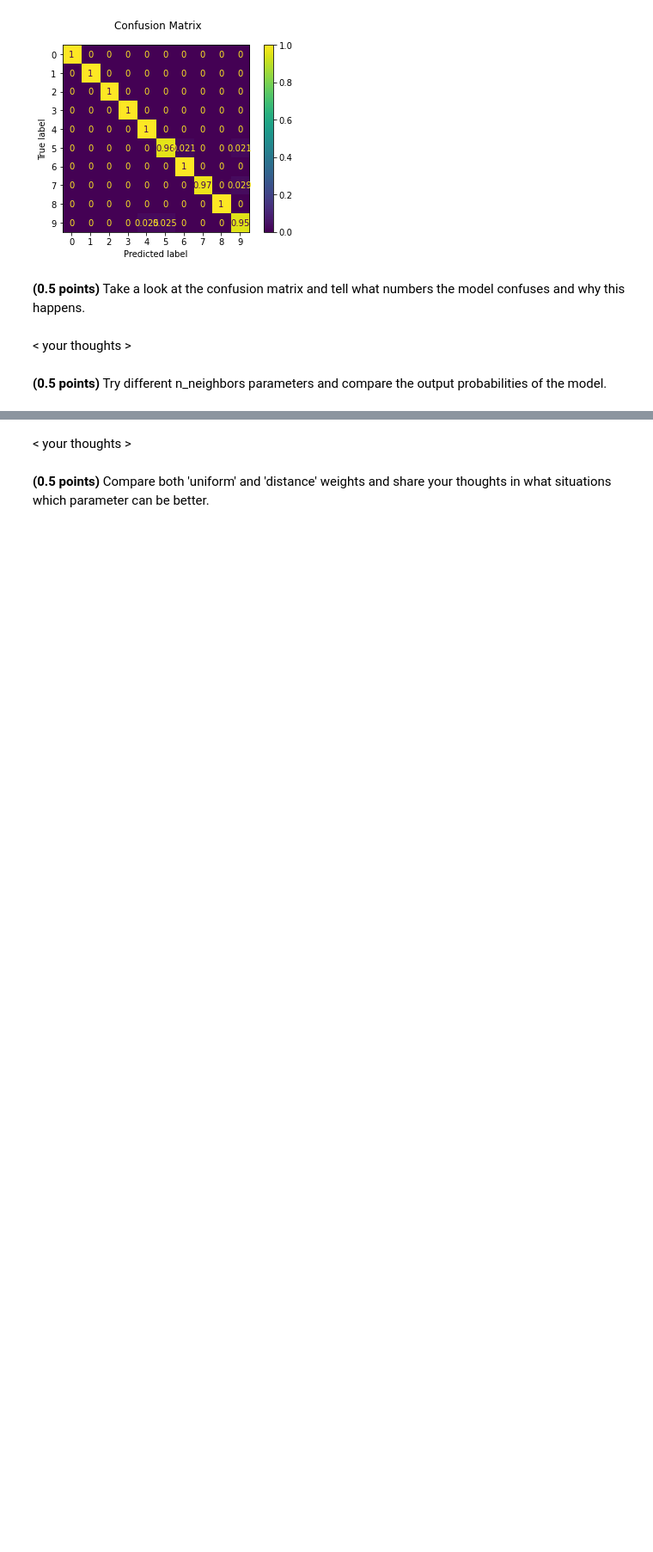
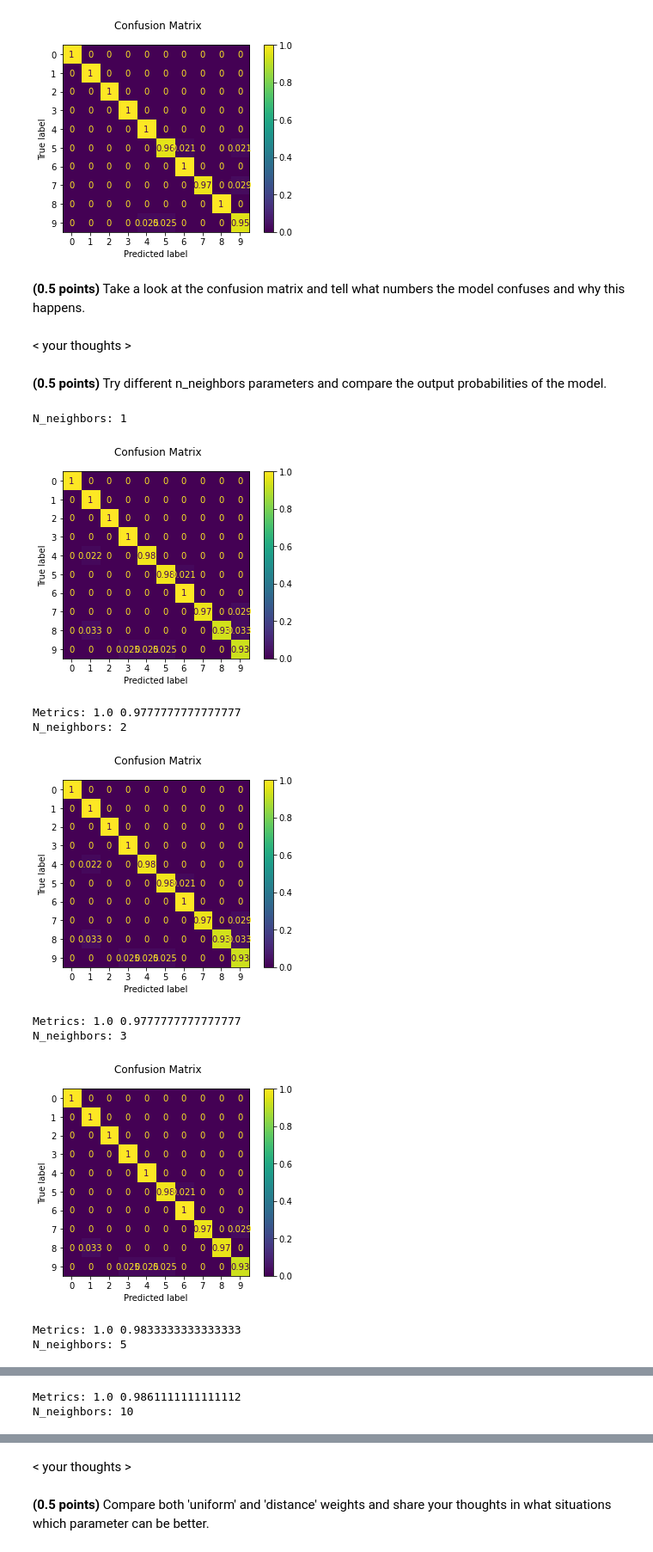
Before and after one commit to AlexeyZubar/Classification_linear_knn, a Jupyter notebook: hw_classification.ipynb, the cells around one changed output, grey strips where cells are left out. Shown at 86% size. Drawn from its saved outputs; the diff is of its cells as text; code cells hidden in the pictures; blank space fills up the shorter version.

```diff
--- a/hw_classification.ipynb
+++ b/hw_classification.ipynb
@@ -229,0 +288,9 @@ train_acc, test_acc
+# %%
+## your code
+lr_clf = CustomLogisticRegression(zero_init=True)
+train_acc, test_acc = fit_evaluate(lr_clf, X_train, y_train, X_test, y_test)
+train_acc, test_acc
+
+lr_clf = CustomLogisticRegression()
+train_acc, test_acc = fit_evaluate(lr_clf, X_train, y_train, X_test, y_test)
+train_acc, test_acc
@@ -426,0 +494,35 @@ assert test_acc > 0.98
+# %%
+## your code
+
+## your code
+metric_history_test=[]
+metric_history_train=[]
+n_neighbors_list = [1, 2, 3, 5, 10, 30, 100]
+for n_neighbors in n_neighbors_list:
+    print('N_neighbors:', n_neighbors)
+    lr_clf = CustomKNeighborsClassifier(n_neighbors=n_neighbors, weights='distance')
+    train_acc, test_acc = fit_evaluate(lr_clf, X_train, y_train, X_test, y_test)
+    metric_history_test.append(test_acc)
+    metric_history_train.append(train_acc)
+    print('Metrics:',train_acc, test_acc)
+y = np.array(metric_history_test)
+z = np.array(metric_history_train)
+x = np.array(n_neighbors_list)
+# plotting
+plt.title("Convergence history")
+plt.xlabel("Eta")
+plt.ylabel("Number of Iteration")
+plt.plot(x, y, color ="red")
+plt.plot(x, z, color ="green")
+plt.show()
+# %% [output]
+N_neighbors: 1
+[figure, added]
+Metrics: 1.0 0.9777777777777777
+N_neighbors: 2
+[figure, added]
+Metrics: 1.0 0.9777777777777777
+N_neighbors: 3
+[figure, added]
+Metrics: 1.0 0.9833333333333333
+N_neighbors: 5
@@ -426,0 +530,2 @@ assert test_acc > 0.98
+Metrics: 1.0 0.9861111111111112
+N_neighbors: 10
```
Also changed, not shown: parts of 14 cells of this notebook.
